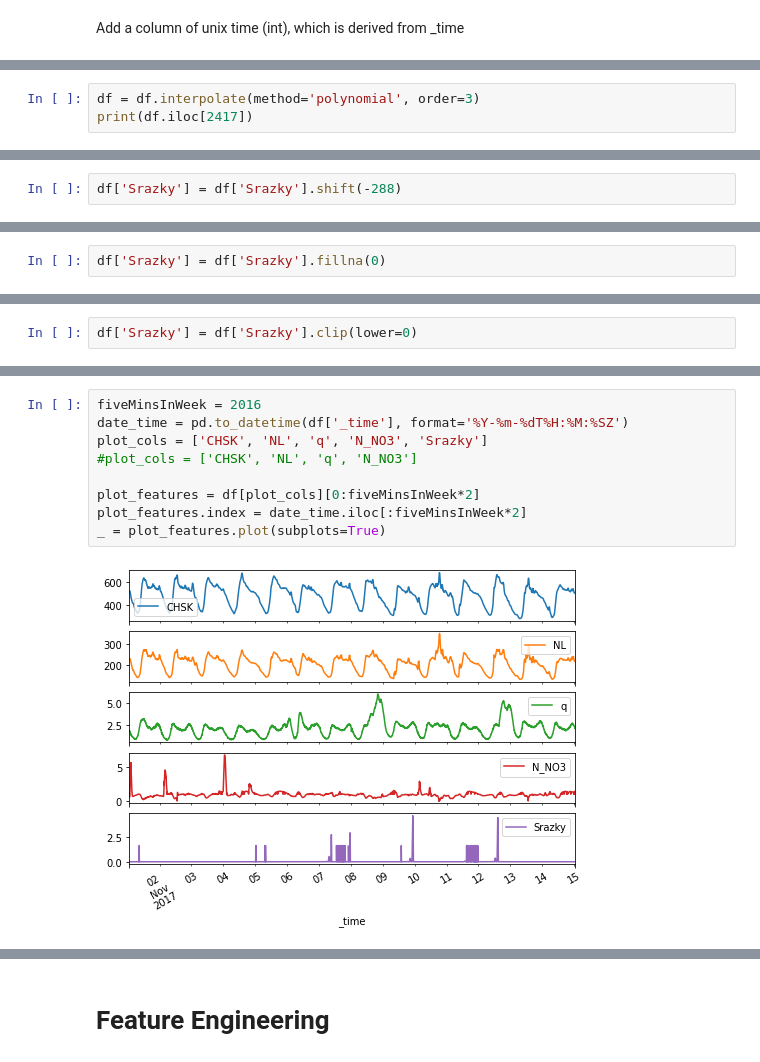
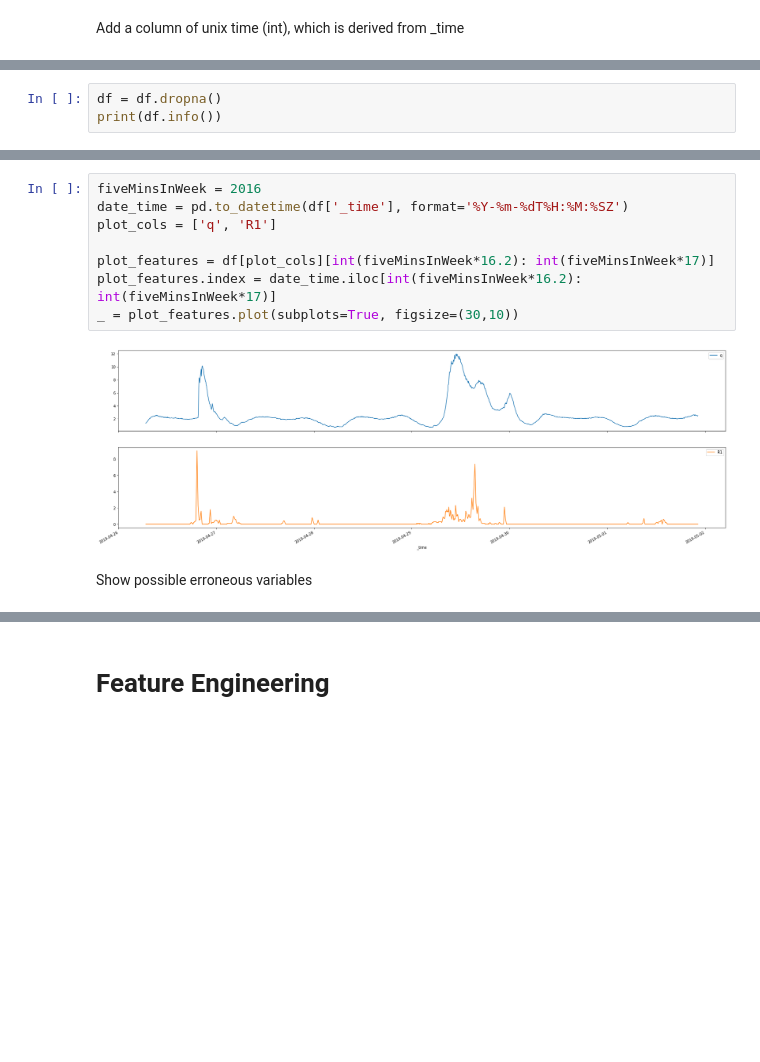
Before and after one commit to Jakub-Svoboda/VDT-predictive-NN, a Jupyter notebook: vdt.ipynb, the cells around one changed output, grey strips where cells are left out. Cells and saved outputs as stored; diff of their text form; blank space fills up the shorter version.

```diff
--- a/vdt.ipynb
+++ b/vdt.ipynb
@@ -185,4 +170,4 @@ Interpolate missing data with 3th order polynomial interpolation
 # %%
-df = df.interpolate(method='polynomial', order=3)
-print(df.iloc[2417])
+df = df.dropna()
+print(df.info())
 # %% [output]
@@ -201,2 +190,0 @@ Shift the rain by one day to simulate rain prediction
-# %%
-df['Srazky'] = df['Srazky'].shift(-288)
@@ -205,2 +190,0 @@ Pandas does not interpolate to the very edge of the dataframe, for these we fill
-# %%
-df['Srazky'] = df['Srazky'].fillna(0)
@@ -209,3 +191 @@ The interpolation method can estimate the values of rain to be a small negative
-# %%
-df['Srazky'] = df['Srazky'].clip(lower=0)
 # %% [markdown]
@@ -222,14 +202,15 @@ df.head()
 # %%
 fiveMinsInWeek = 2016
 date_time = pd.to_datetime(df['_time'], format='%Y-%m-%dT%H:%M:%SZ')
-plot_cols = ['CHSK', 'NL', 'q', 'N_NO3', 'Srazky']
-#plot_cols = ['CHSK', 'NL', 'q', 'N_NO3']
+plot_cols = ['q', 'R1']
 
-plot_features = df[plot_cols][0:fiveMinsInWeek*2]
-plot_features.index = date_time.iloc[:fiveMinsInWeek*2]
-_ = plot_features.plot(subplots=True)
+plot_features = df[plot_cols][int(fiveMinsInWeek*16.2): int(fiveMinsInWeek*17)]
+plot_features.index = date_time.iloc[int(fiveMinsInWeek*16.2): int(fiveMinsInWeek*17)]
+_ = plot_features.plot(subplots=True, figsize=(30,10))
 # %% [output]
-[figure, old version]
+[figure, new version]
+# %% [markdown]
+Show possible erroneous variables
 # %%
 df.describe().transpose()
 # Teplota   max 1.271387e+02    = 127C
```
Also changed, not shown: parts of 52 cells of this notebook.
